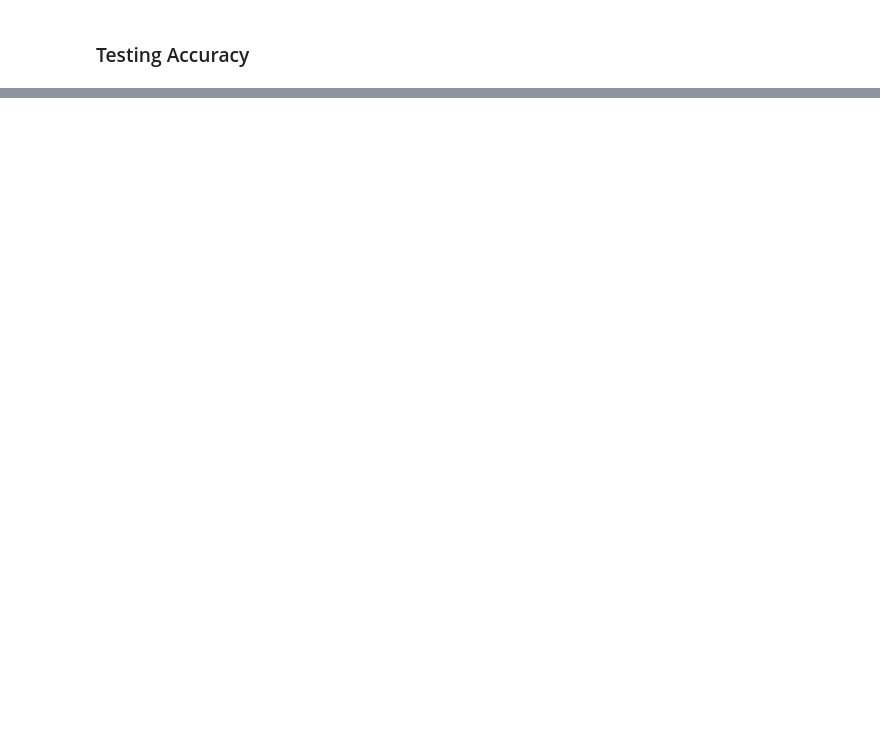
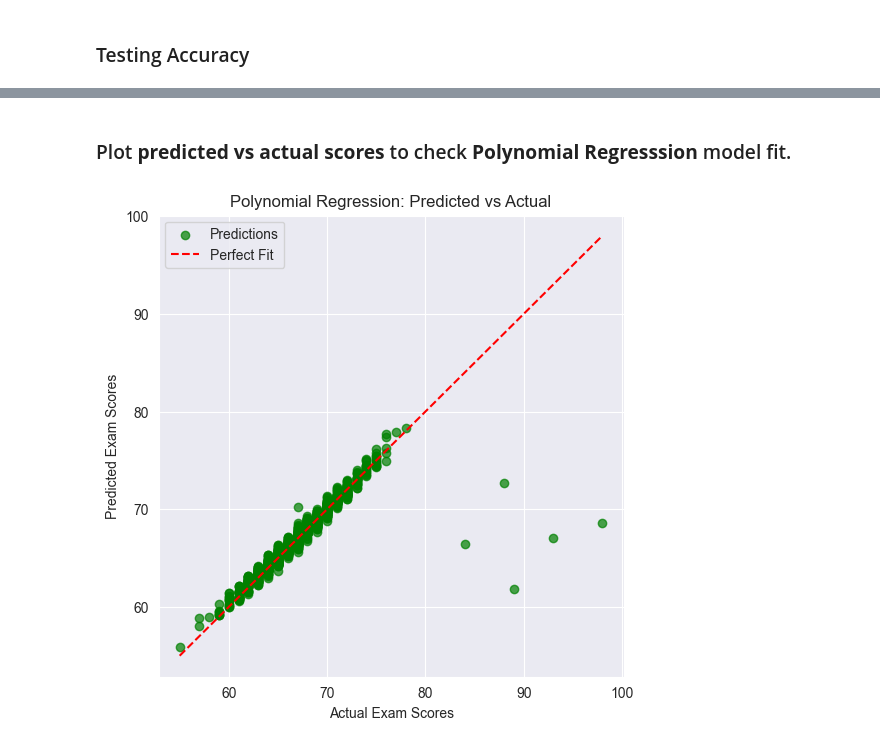
Before and after one commit to AbdooMatrix/Student-Score-Prediction, a Jupyter notebook: Student_Score_Prediction.ipynb, the cells around one changed output, grey strips where cells are left out. Saved outputs shown, nothing was run; the diff lists cells and outputs as text; code cells hidden in the pictures; blank space fills up the shorter version.

```diff
--- a/Student_Score_Prediction.ipynb
+++ b/Student_Score_Prediction.ipynb
@@ -331,15 +392,19 @@ Train R²: 0.9898713303947839
 ### Polynomial Regression Model
 # %%
 poly_model = PolynomialFeatures(degree=2, include_bias=False)
+
 X_poly_train = poly_model.fit_transform(X_train)
+
 X_poly_test = poly_model.transform(X_test)
 
 poly_reg = LinearRegression()
+
 poly_reg.fit(X_poly_train, y_train)
 
+poly_reg.fit(X_poly_train,y_train)
 
+pred = poly_reg.predict(X_poly_train)
 print("---- Polynomial Regression ----")
-print("Train R²:", poly_reg.score(X_poly_train, y_train))
-print()
+print("Train R²:", r2_score(y_train, pred))
 # %% [output]
 ---- Polynomial Regression ----
@@ -457,0 +482,22 @@ The goal is to predict students' **final exam scores** based on features like st
+# %% [markdown]
+### Plot **predicted vs actual scores** to check **Polynomial Regresssion** model fit.
+# %%
+plt.figure(figsize=(6,6))
+
+# Scatter plot in original scale
+plt.scatter(np.exp(y_test), np.exp(y_pred_poly), alpha=0.7, color="green", label="Predictions")
+
+# Perfect fit line in original scale
+plt.plot(
+    [np.exp(y_test.min()), np.exp(y_test.max())],
+    [np.exp(y_test.min()), np.exp(y_test.max())],
+    color="red", linestyle="--", label="Perfect Fit"
+)
+
+plt.xlabel("Actual Exam Scores")
+plt.ylabel("Predicted Exam Scores")
+plt.title("Polynomial Regression: Predicted vs Actual")
+plt.legend()
+plt.show()
+# %% [output]
+[figure, added]
```
Also changed, not shown: parts of 40 cells of this notebook, 1 other file.
